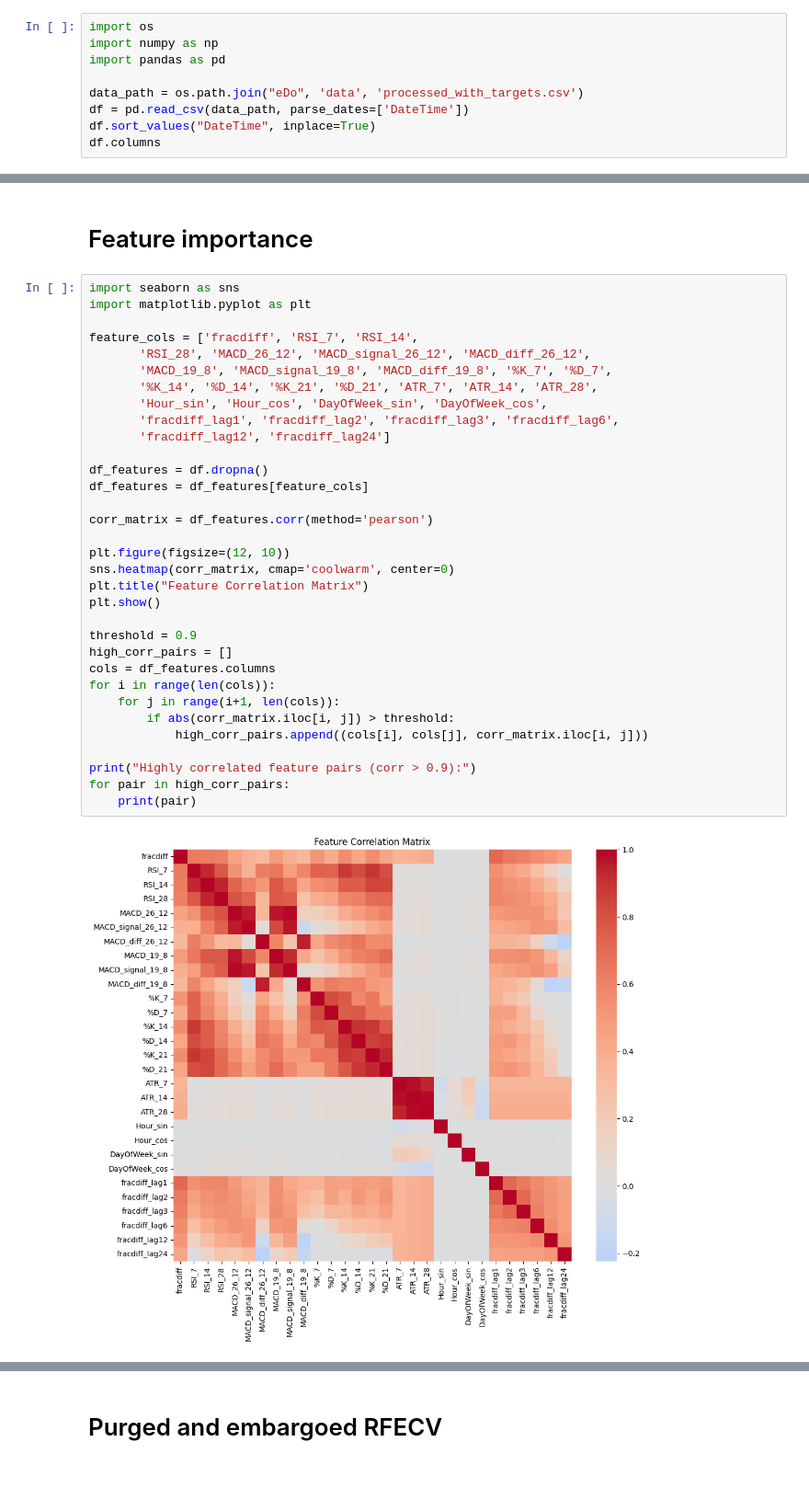
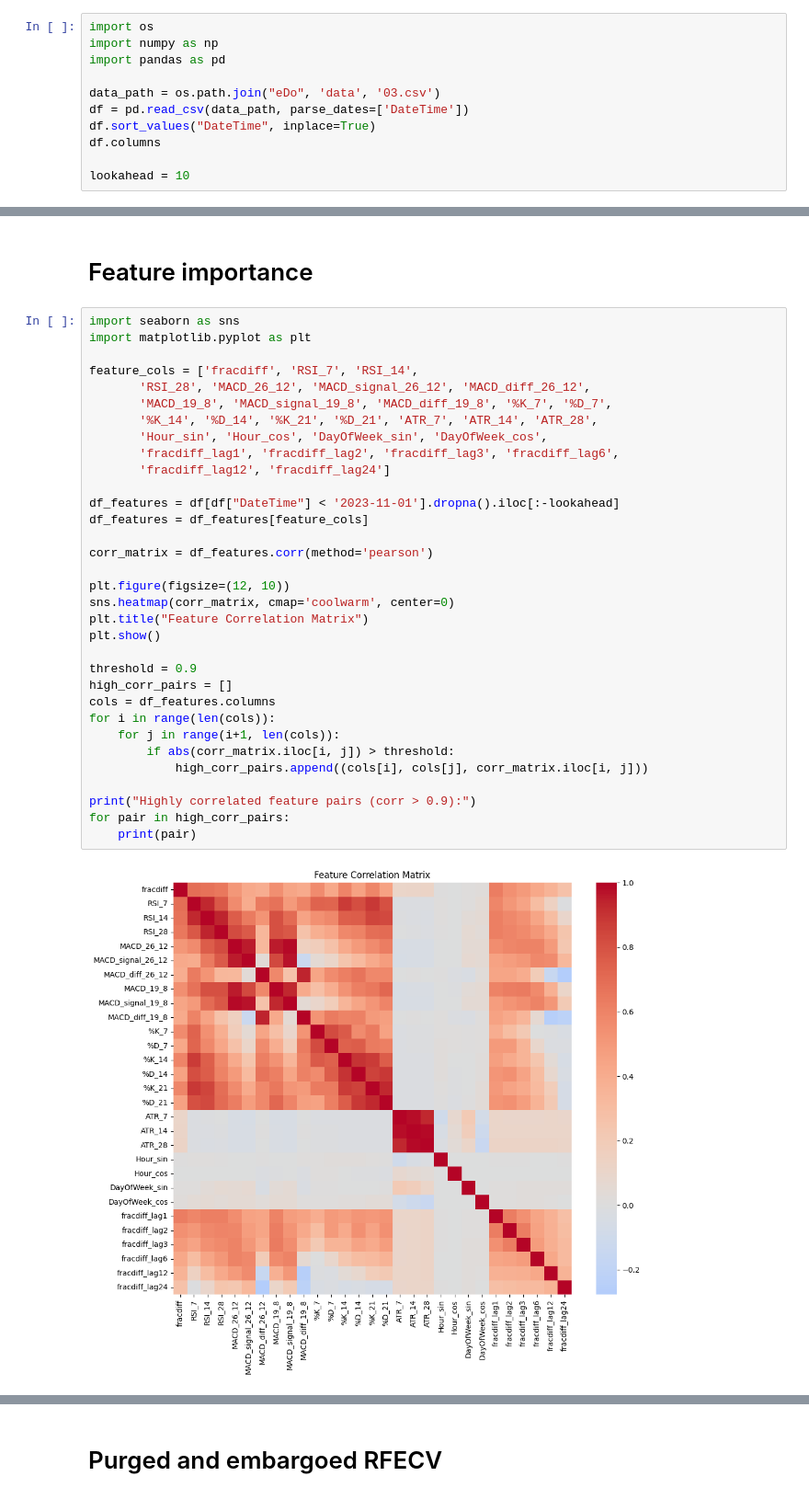
Before and after one commit to TheMightiestCarrot/eDo, a Jupyter notebook: 04-features.ipynb, the cells around one changed output, grey strips where cells are left out. Shown: that part at 92% size. Saved outputs shown, nothing was run; the diff lists cells and outputs as text.

```diff
--- a/03-features.ipynb
+++ b/04-features.ipynb
@@ -3,7 +3,9 @@ import os
 import numpy as np
 import pandas as pd
 
-data_path = os.path.join("eDo", 'data', 'processed_with_targets.csv')
+data_path = os.path.join("eDo", 'data', '03.csv')
 df = pd.read_csv(data_path, parse_dates=['DateTime'])
 df.sort_values("DateTime", inplace=True)
 df.columns
+
+lookahead = 10
@@ -237,33 +171,33 @@ import matplotlib.pyplot as plt
 
 feature_cols = ['fracdiff', 'RSI_7', 'RSI_14',
        'RSI_28', 'MACD_26_12', 'MACD_signal_26_12', 'MACD_diff_26_12',
        'MACD_19_8', 'MACD_signal_19_8', 'MACD_diff_19_8', '%K_7', '%D_7',
        '%K_14', '%D_14', '%K_21', '%D_21', 'ATR_7', 'ATR_14', 'ATR_28',
        'Hour_sin', 'Hour_cos', 'DayOfWeek_sin', 'DayOfWeek_cos',
        'fracdiff_lag1', 'fracdiff_lag2', 'fracdiff_lag3', 'fracdiff_lag6',
        'fracdiff_lag12', 'fracdiff_lag24']
 
-df_features = df.dropna()
+df_features = df[df["DateTime"] < '2023-11-01'].dropna().iloc[:-lookahead]
 df_features = df_features[feature_cols]
 
 corr_matrix = df_features.corr(method='pearson')
 
 plt.figure(figsize=(12, 10))
 sns.heatmap(corr_matrix, cmap='coolwarm', center=0)
 plt.title("Feature Correlation Matrix")
 plt.show()
 
 threshold = 0.9
 high_corr_pairs = []
 cols = df_features.columns
 for i in range(len(cols)):
     for j in range(i+1, len(cols)):
         if abs(corr_matrix.iloc[i, j]) > threshold:
             high_corr_pairs.append((cols[i], cols[j], corr_matrix.iloc[i, j]))
 
 print("Highly correlated feature pairs (corr > 0.9):")
 for pair in high_corr_pairs:
     print(pair)
 # %% [output]
-[figure, old version]
+[figure, new version]
 Highly correlated feature pairs (corr > 0.9):
```
Also changed, not shown: parts of 14 cells of this notebook, 8 other files.
